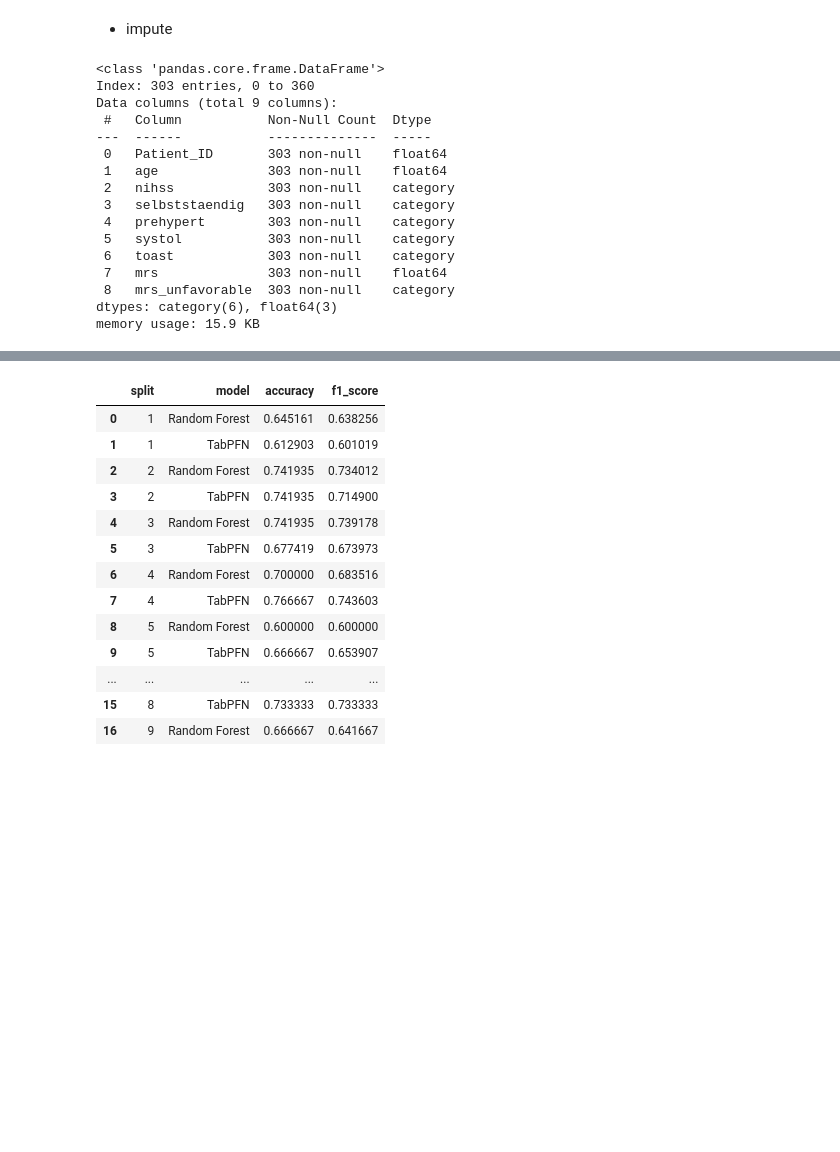
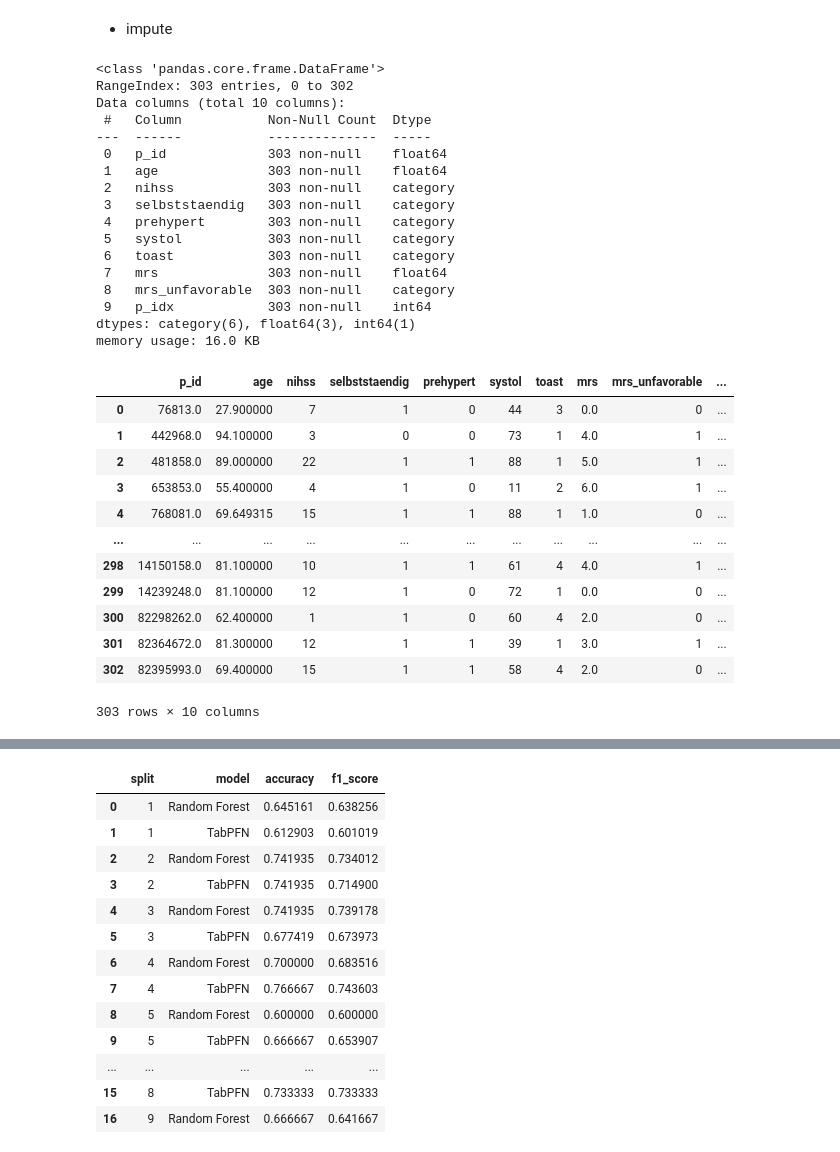
Before and after one commit to buehlpa/berne-cohort-data-pipeline, a Jupyter notebook: 5_0_0_numpy_file_creation.ipynb, the cells around one changed output, grey strips where cells are left out. Drawn from its saved outputs; the diff is of its cells as text; code cells hidden in the pictures; blank space fills up the shorter version.

```diff
--- a/5_0_0_HDf5_File_creation.ipynb
+++ b/5_0_0_numpy_file_creation.ipynb
@@ -317,16 +337,22 @@ for col in categorical_columns:
     if col in selected_tab.columns:
         selected_tab[col] = pd.Categorical(selected_tab[col].round().astype(int))  # Convert back to categorical
 
+
+# selected_tab.sort_values('Patient_ID', inplace=True)
+selected_tab.rename(columns={'Patient_ID':'p_id'}, inplace=True)
+
+selected_tab['p_idx']=selected_tab.index
+
 selected_tab.to_csv(os.path.join(DATA_PATH, 'baseline_bern_test.csv'), index=False)
 
 selected_tab.info()
 # %% [output]
 <class 'pandas.core.frame.DataFrame'>
-Index: 303 entries, 0 to 360
-Data columns (total 9 columns):
+RangeIndex: 303 entries, 0 to 302
+Data columns (total 10 columns):
  #   Column           Non-Null Count  Dtype
 ---  ------           --------------  -----
- 0   Patient_ID       303 non-null    float64
+ 0   p_id             303 non-null    float64
  1   age              303 non-null    float64
  2   nihss            303 non-null    category
  3   selbststaendig   303 non-null    category
@@ -335,8 +361,25 @@ Data columns (total 9 columns):
  6   toast            303 non-null    category
  7   mrs              303 non-null    float64
  8   mrs_unfavorable  303 non-null    category
-dtypes: category(6), float64(3)
-memory usage: 15.9 KB
+ 9   p_idx            303 non-null    int64
+dtypes: category(6), float64(3), int64(1)
+memory usage: 16.0 KB
+# %%
+selected_tab
+# %% [output]
+|  | p_id | age | nihss | selbststaendig | prehypert | systol | toast | mrs | mrs_unfavorable | ... |
+| 0 | 76813.0 | 27.900000 | 7 | 1 | 0 | 44 | 3 | 0.0 | 0 | ... |
+| 1 | 442968.0 | 94.100000 | 3 | 0 | 0 | 73 | 1 | 4.0 | 1 | ... |
+| 2 | 481858.0 | 89.000000 | 22 | 1 | 1 | 88 | 1 | 5.0 | 1 | ... |
+| 3 | 653853.0 | 55.400000 | 4 | 1 | 0 | 11 | 2 | 6.0 | 1 | ... |
+| 4 | 768081.0 | 69.649315 | 15 | 1 | 1 | 88 | 1 | 1.0 | 0 | ... |
+| ... | ... | ... | ... | ... | ... | ... | ... | ... | ... | ... |
+| 298 | 14150158.0 | 81.100000 | 10 | 1 | 1 | 61 | 4 | 4.0 | 1 | ... |
+| 299 | 14239248.0 | 81.100000 | 12 | 1 | 0 | 72 | 1 | 0.0 | 0 | ... |
+| 300 | 82298262.0 | 62.400000 | 1 | 1 | 0 | 60 | 4 | 2.0 | 0 | ... |
+| 301 | 82364672.0 | 81.300000 | 12 | 1 | 1 | 39 | 1 | 3.0 | 1 | ... |
+| 302 | 82395993.0 | 69.400000 | 15 | 1 | 1 | 58 | 4 | 2.0 | 0 | ... |
+303 rows × 10 columns
 # %%
 df = selected_tab
 if "mrs" not in df.columns:
```
Also changed, not shown: parts of 5 cells of this notebook, 12 other files.
